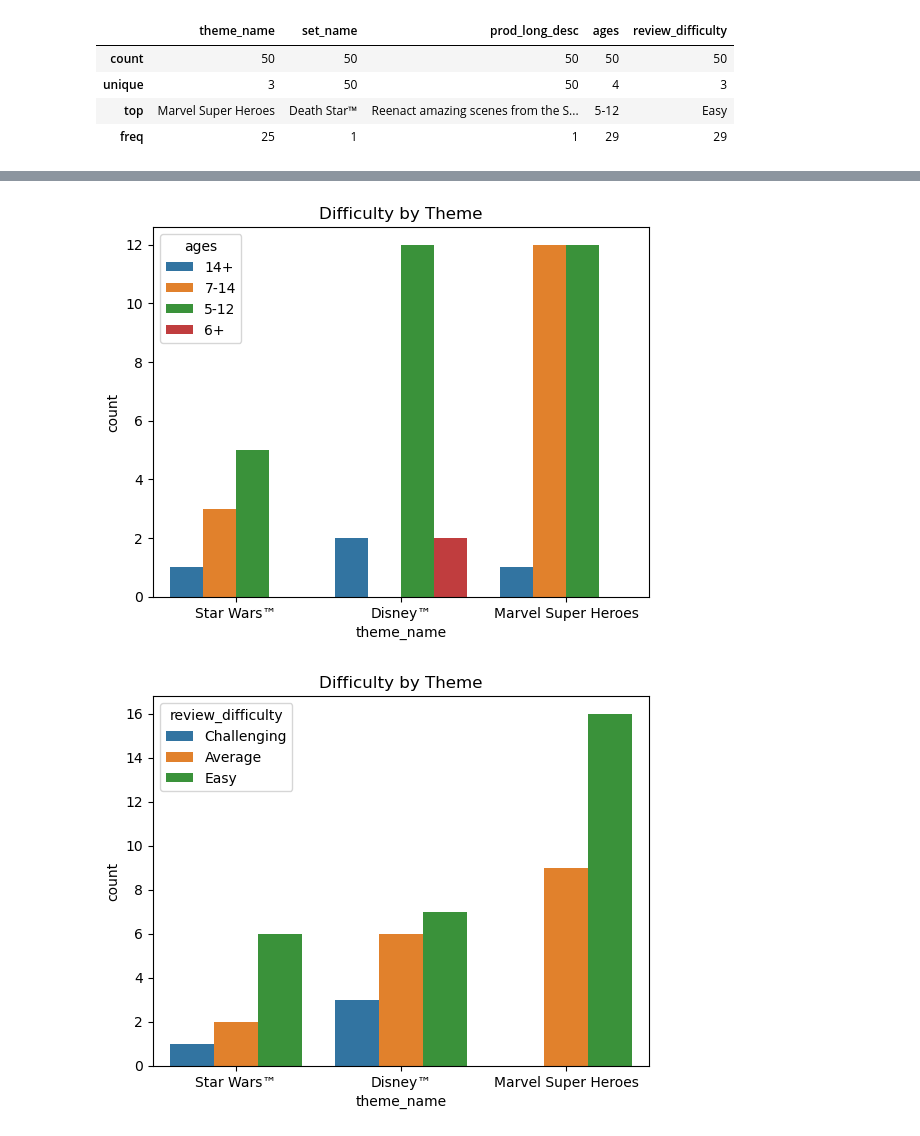
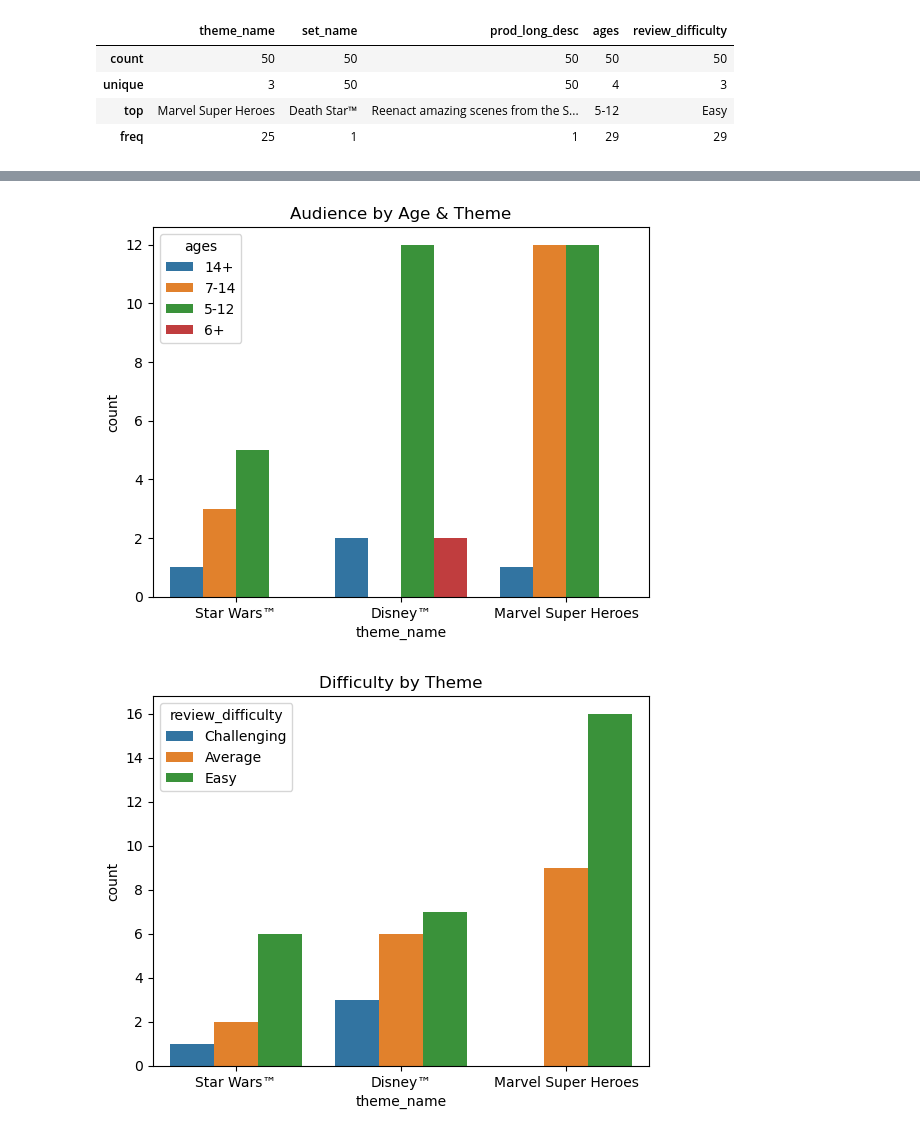
Before and after one commit to princessabrelli/Week_3_project, a Jupyter notebook: disney-legos.ipynb, the cells around one changed output, grey strips where cells are left out. Saved outputs shown, nothing was run; the diff lists cells and outputs as text; code cells hidden in the pictures.

```diff
--- a/disney-legos.ipynb
+++ b/disney-legos.ipynb
@@ -215,9 +359,9 @@ sns.countplot(x='theme_name', data=top_lego)
 # %%
 sns.countplot(x='theme_name', hue='ages', data=top_lego)
-plt.title('Difficulty by Theme')
+plt.title('Audience by Age & Theme')
 plt.show()
 # %% [output]
-[figure, old version]
+[figure, new version]
 # %%
 sns.countplot(x='theme_name', hue='review_difficulty', data=top_lego)
 plt.title('Difficulty by Theme')
```
Also changed, not shown: parts of 11 cells of this notebook.
